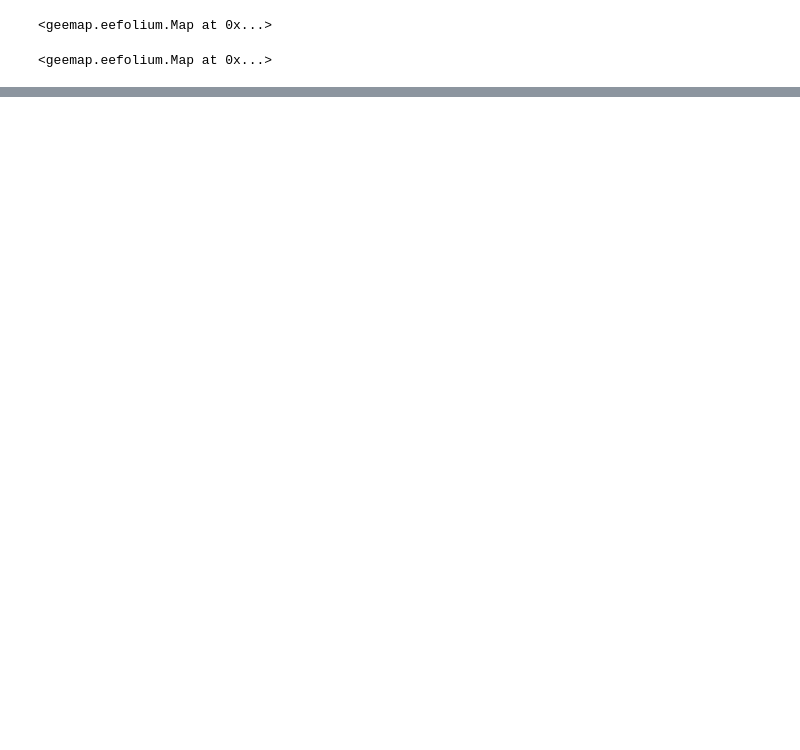
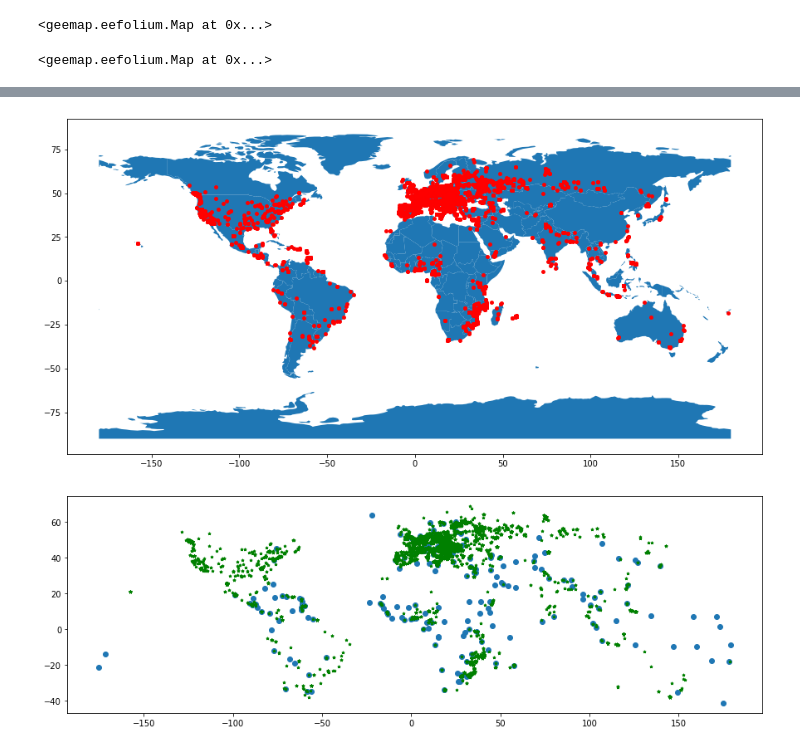
Before and after one commit to simonevaccari/Omdena_TrashOut, a Jupyter notebook: Omdena_Task0_UnderstandingData.ipynb, the cells around one changed output, grey strips where cells are left out. Drawn from its saved outputs; the diff is of its cells as text; code cells hidden in the pictures; blank space fills up the shorter version.

```diff
--- a/Omdena_Task0_UnderstandingData.ipynb
+++ b/Omdena_Task0_UnderstandingData.ipynb
@@ -557,0 +626,6 @@ Map
+# %%
+gdf.plot(ax=world.plot(figsize=(15, 10)), marker='o', color='red', markersize=15);
+gdf.plot(ax=cities.plot(figsize=(15, 10)), marker='*', color='green', markersize=10);
+# %% [output]
+[figure, added]
+[figure, added]
```
Also changed, not shown: parts of 17 cells of this notebook.
